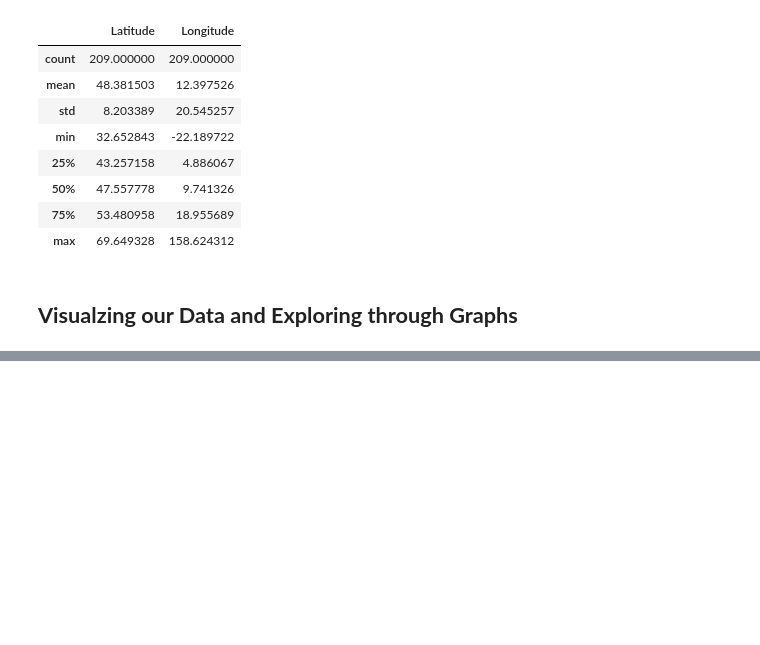
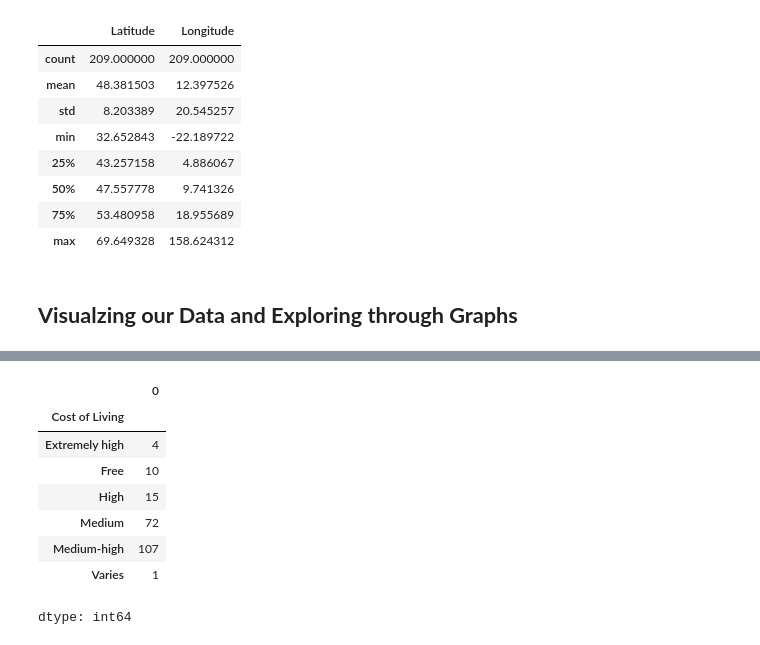
Before and after one commit to saadkhalidabbasi/EDA-Projects, a Jupyter notebook: European_Tour_Destinations_Dataset.ipynb, the cells around one changed output, grey strips where cells are left out. Drawn from its saved outputs; the diff is of its cells as text; code cells hidden in the pictures; blank space fills up the shorter version.

```diff
--- a/European_Tour_Destinations_Dataset.ipynb
+++ b/European_Tour_Destinations_Dataset.ipynb
@@ -183,0 +190,13 @@ fig.show()
+# %%
+# Group by the columns
+df.groupby('Cost of Living').size()
+# %% [output]
+|  | 0 |
+| Cost of Living |  |
+| Extremely high | 4 |
+| Free | 10 |
+| High | 15 |
+| Medium | 72 |
+| Medium-high | 107 |
+| Varies | 1 |
+dtype: int64
```
Also changed, not shown: parts of 3 cells of this notebook.
